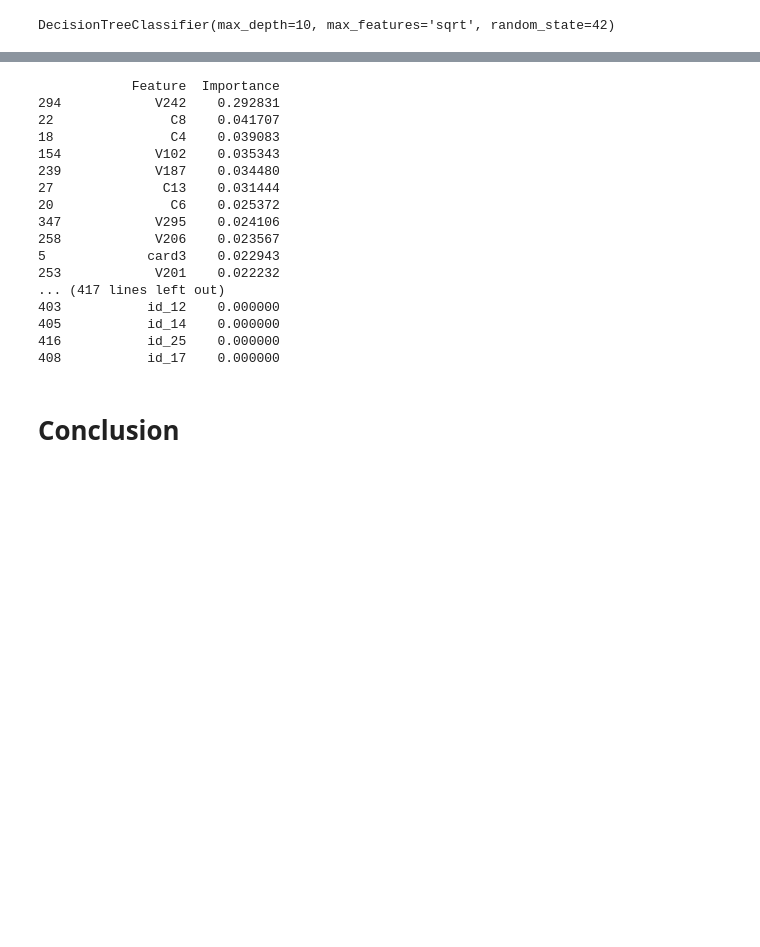
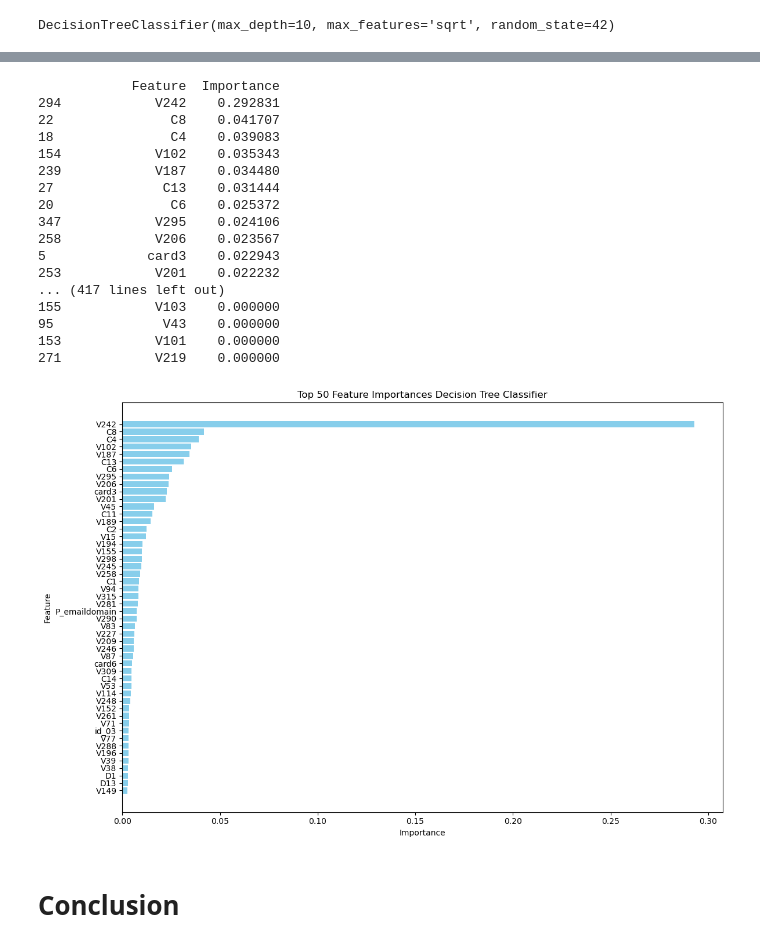
Before and after one commit to JoranVisscher/MachineLearningFraud, a Jupyter notebook: DatasetAnalysis.ipynb, the cells around one changed output, grey strips where cells are left out. Cells and saved outputs as stored; diff of their text form; code cells hidden in the pictures; blank space fills up the shorter version.

```diff
--- a/DatasetAnalysis.ipynb
+++ b/DatasetAnalysis.ipynb
@@ -692,16 +688,16 @@ F1-Score: 0.40649258997882853
 feature_importances = dt.feature_importances_
 
 # Create a DataFrame to show the feature names with their importance scores
-feature_importance_df = pd.DataFrame({
+feature_importance_dt = pd.DataFrame({
     'Feature': X_train.columns,
     'Importance': feature_importances
 })
 
 # Sort features by importance
-feature_importance_df = feature_importance_df.sort_values(by='Importance', ascending=False)
+feature_importance_dt = feature_importance_dt.sort_values(by='Importance', ascending=False)
 
 # Display the top features
-print(feature_importance_df)
+print(feature_importance_dt)
 # %% [output]
             Feature  Importance
 294            V242    0.292831
@@ -716,10 +712,23 @@ print(feature_importance_df)
 5             card3    0.022943
 253            V201    0.022232
 ... (417 lines left out)
-403           id_12    0.000000
-405           id_14    0.000000
-416           id_25    0.000000
-408           id_17    0.000000
+155            V103    0.000000
+95              V43    0.000000
+153            V101    0.000000
+271            V219    0.000000
+# %%
+top_50_features_dt = feature_importance_dt.head(50)
+
+plt.figure(figsize=(12, 8))
+plt.barh(top_50_features_dt['Feature'], top_50_features_dt['Importance'], color='skyblue')
+plt.xlabel('Importance')
+plt.ylabel('Feature')
+plt.title('Top 50 Feature Importances Decision Tree Classifier')
+plt.gca().invert_yaxis()
+plt.tight_layout()
+plt.show()
+# %% [output]
+[figure, added]
 # %% [markdown]
 # Conclusion
 # %% [markdown]
```
Also changed, not shown: parts of 6 cells of this notebook.
